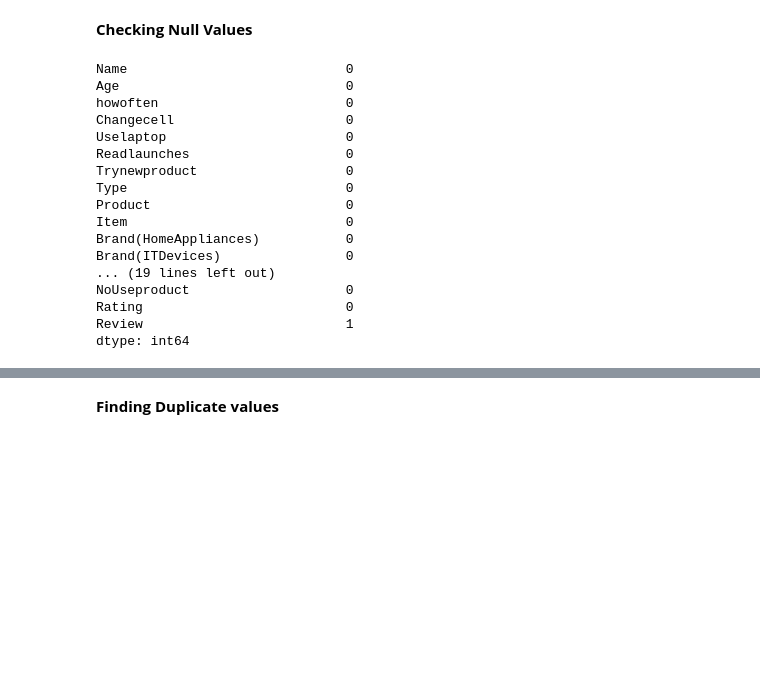
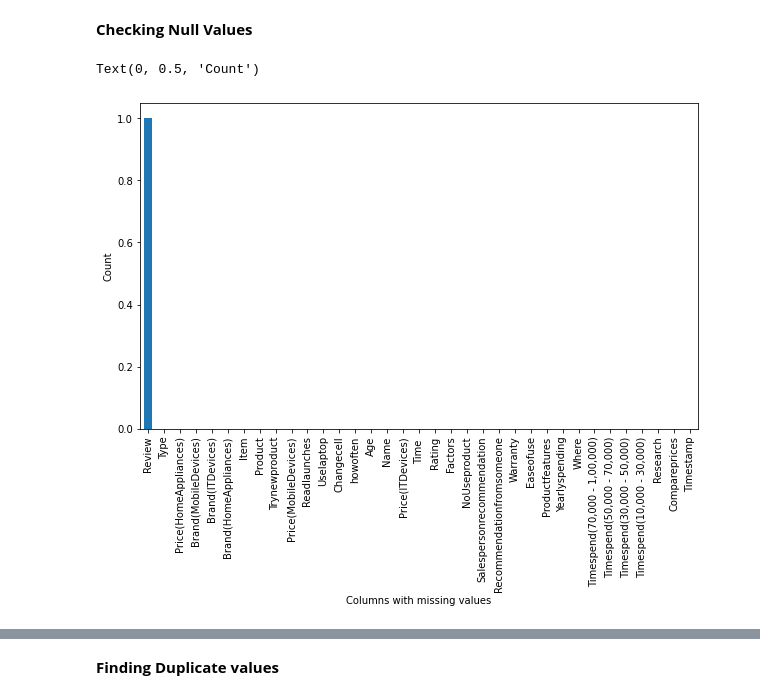
Before and after one commit to Sujatapanchal/MSCproject, a Jupyter notebook: Product_Analysis.ipynb, the cells around one changed output, grey strips where cells are left out. Drawn from its saved outputs; the diff is of its cells as text; code cells hidden in the pictures; blank space fills up the shorter version.

```diff
--- a/Product_Analysis.ipynb
+++ b/Product_Analysis.ipynb
@@ -133,23 +112,11 @@ df.describe(include=['object'])
 | freq | 2 | 3 | 84 | 117 | 62 | 93 | 64 | 76 | 162 | ... |
 # %% [markdown]
 **Checking Null Values**
-# %%
-df.isnull().sum()
-# %% [output]
-Name                            0
-Age                             0
-howoften                        0
-Changecell                      0
-Uselaptop                       0
-Readlaunches                    0
-Trynewproduct                   0
-Type                            0
-Product                         0
-Item                            0
-Brand(HomeAppliances)           0
-Brand(ITDevices)                0
-... (19 lines left out)
-NoUseproduct                    0
-Rating                          0
-Review                          1
-dtype: int64
+# %%
+missing=df.isna().sum().sort_values(ascending=False)
+missing.plot.bar(figsize=(10,6))
+plt.xlabel('Columns with missing values')
+plt.ylabel('Count')
+# %% [output]
+Text(0, 0.5, 'Count')
+[figure, added]
```
Also changed, not shown: parts of 6 cells of this notebook.
